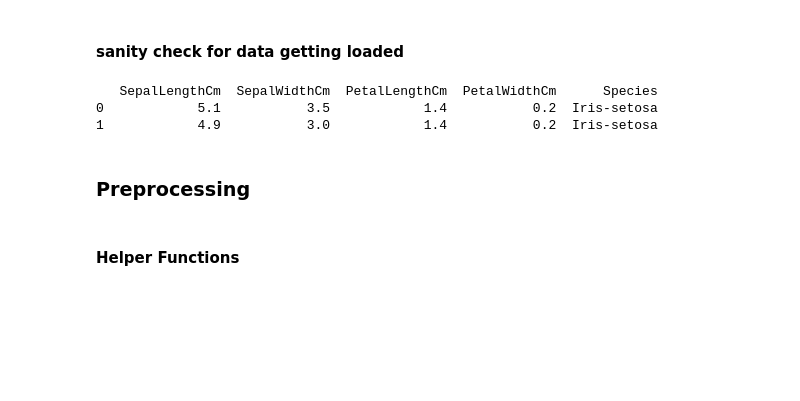
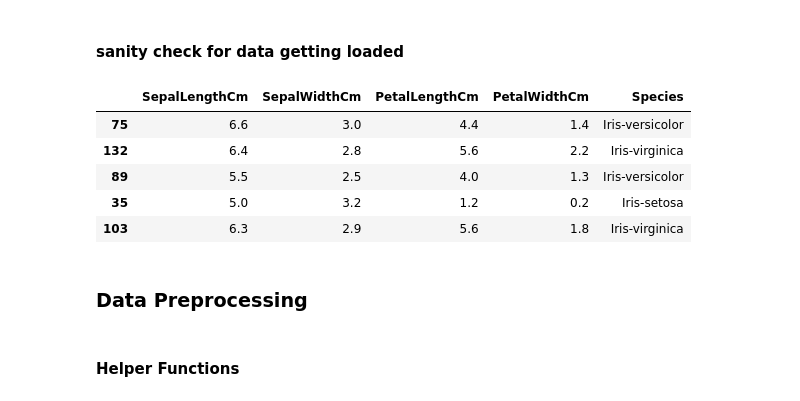
Before and after one commit to j-dhall/ml, a Jupyter notebook: notebooks/[without library] Iris Flower Species Classification using Multiclass Logistic Regression.ipynb, the cells around one changed output. Drawn from its saved outputs; the diff is of its cells as text; code cells hidden in the pictures; blank space fills up the shorter version.

```diff
--- a/notebooks/[without library] Iris Flower Species Classification using Multiclass Logistic Regression.ipynb
+++ b/notebooks/[without library] Iris Flower Species Classification using Multiclass Logistic Regression.ipynb
@@ -59,14 +77,17 @@ cols[len(cols)-1] = class_colname
 df.columns = cols
 # %% [markdown]
 #### sanity check for data getting loaded
-# %%
-print(df.head(2))
-# %% [output]
-   SepalLengthCm  SepalWidthCm  PetalLengthCm  PetalWidthCm      Species
-0            5.1           3.5            1.4           0.2  Iris-setosa
-1            4.9           3.0            1.4           0.2  Iris-setosa
+# %%
+df.sample(5)
+# %% [output]
+|  | SepalLengthCm | SepalWidthCm | PetalLengthCm | PetalWidthCm | Species |
+| 75 | 6.6 | 3.0 | 4.4 | 1.4 | Iris-versicolor |
+| 132 | 6.4 | 2.8 | 5.6 | 2.2 | Iris-virginica |
+| 89 | 5.5 | 2.5 | 4.0 | 1.3 | Iris-versicolor |
+| 35 | 5.0 | 3.2 | 1.2 | 0.2 | Iris-setosa |
+| 103 | 6.3 | 2.9 | 5.6 | 1.8 | Iris-virginica |
 # %% [markdown]
-### Preprocessing
+### Data Preprocessing
 # %% [markdown]
 #### Helper Functions
 # %% [markdown]
```
Also changed, not shown: parts of 85 cells of this notebook, 10 other files.
